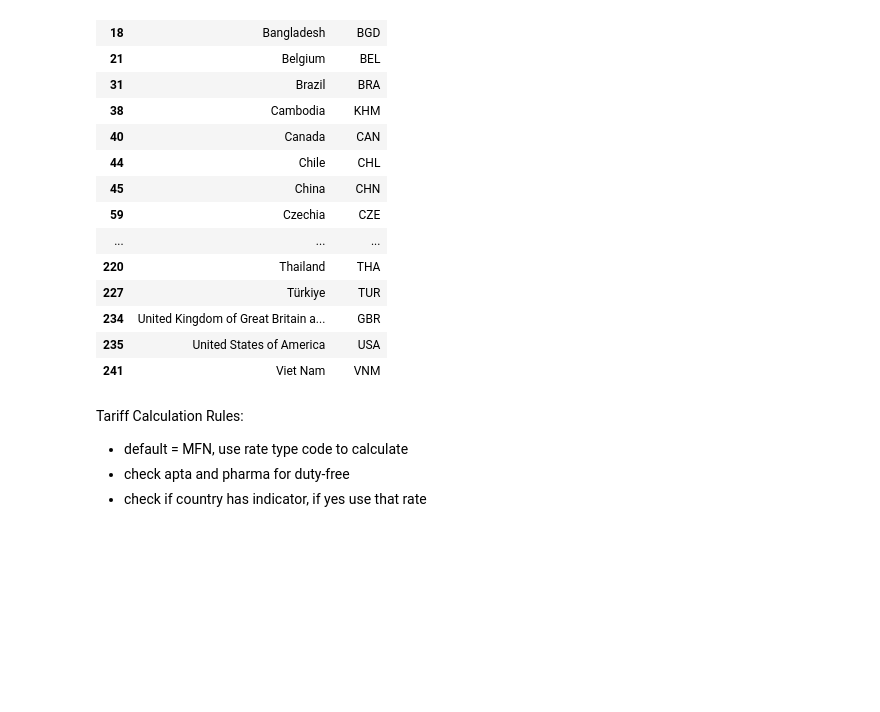
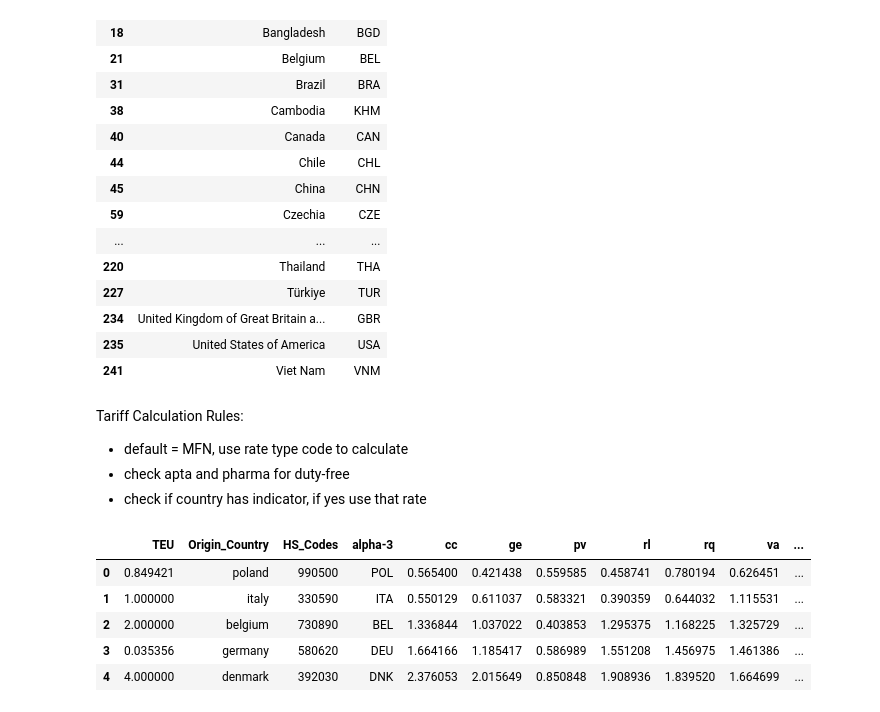
Before and after one commit to jldfernando/MELJS, a Jupyter notebook: notebooks/data cleaning and merging.ipynb, the cells around one changed output. Drawn from its saved outputs; the diff is of its cells as text; code cells hidden in the pictures; blank space fills up the shorter version.

Commit message:
prepared final_data.csv

```diff
--- a/notebooks/data cleaning and merging.ipynb
+++ b/notebooks/data cleaning and merging.ipynb
@@ -1156,3 +1156,13 @@ tariff_calc['ECU'] = 'ctpa'
 # %%
 merged_df4.to_csv('../data/processed_data/merged_df4.csv')
 tariff_df.to_csv('../data/processed_data/tariff_df.csv')
+# %%
+merged_df4 = pd.read_csv('../data/processed_data/merged_df4.csv', index_col=0)
+merged_df4.head()
+# %% [output]
+|  | TEU | Origin_Country | HS_Codes | alpha-3 | cc | ge | pv | rl | rq | va | ... |
+| 0 | 0.849421 | poland | 990500 | POL | 0.565400 | 0.421438 | 0.559585 | 0.458741 | 0.780194 | 0.626451 | ... |
+| 1 | 1.000000 | italy | 330590 | ITA | 0.550129 | 0.611037 | 0.583321 | 0.390359 | 0.644032 | 1.115531 | ... |
+| 2 | 2.000000 | belgium | 730890 | BEL | 1.336844 | 1.037022 | 0.403853 | 1.295375 | 1.168225 | 1.325729 | ... |
+| 3 | 0.035356 | germany | 580620 | DEU | 1.664166 | 1.185417 | 0.586989 | 1.551208 | 1.456975 | 1.461386 | ... |
+| 4 | 4.000000 | denmark | 392030 | DNK | 2.376053 | 2.015649 | 0.850848 | 1.908936 | 1.839520 | 1.664699 | ... |
```
Also changed, not shown: parts of 26 cells of this notebook.
